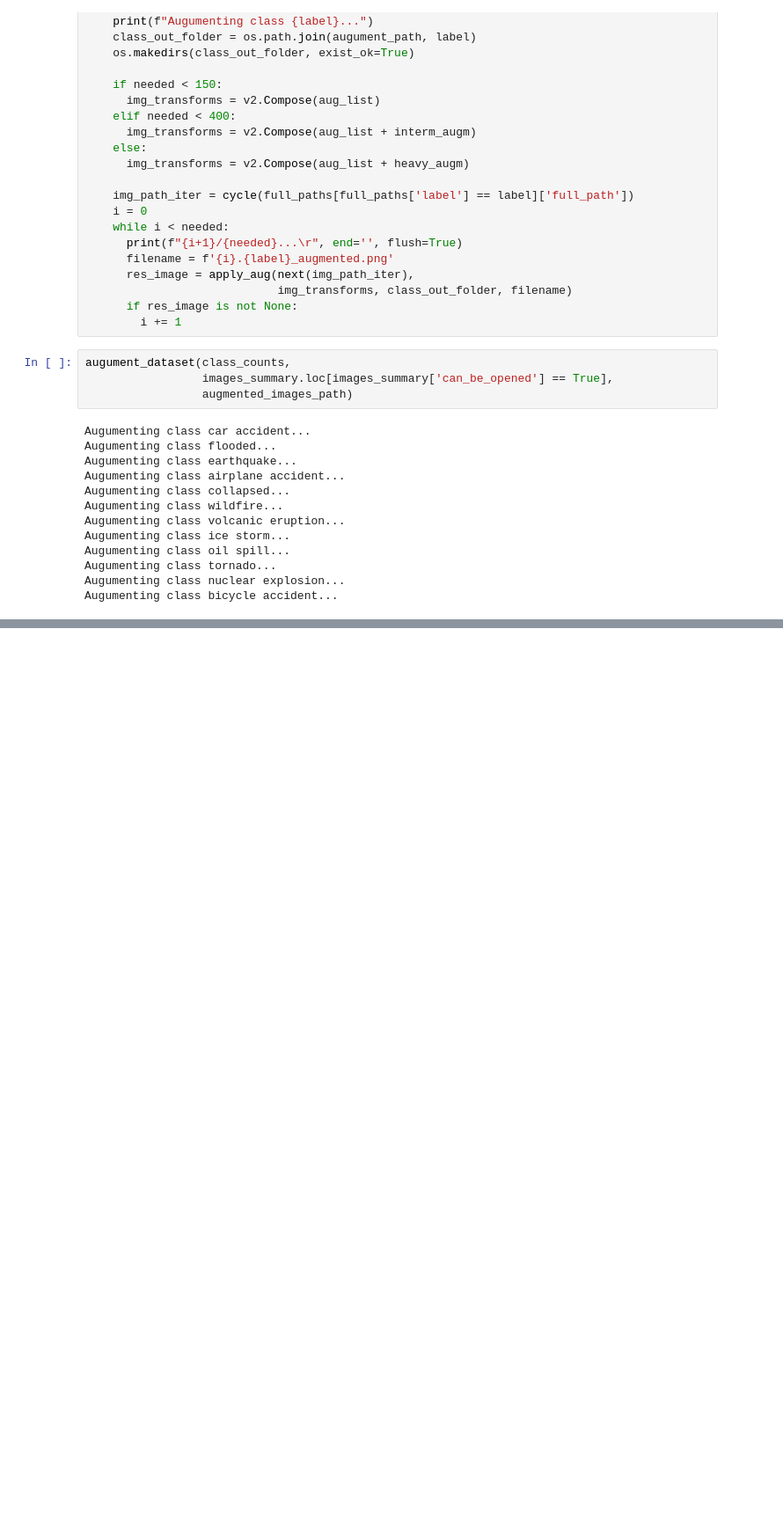
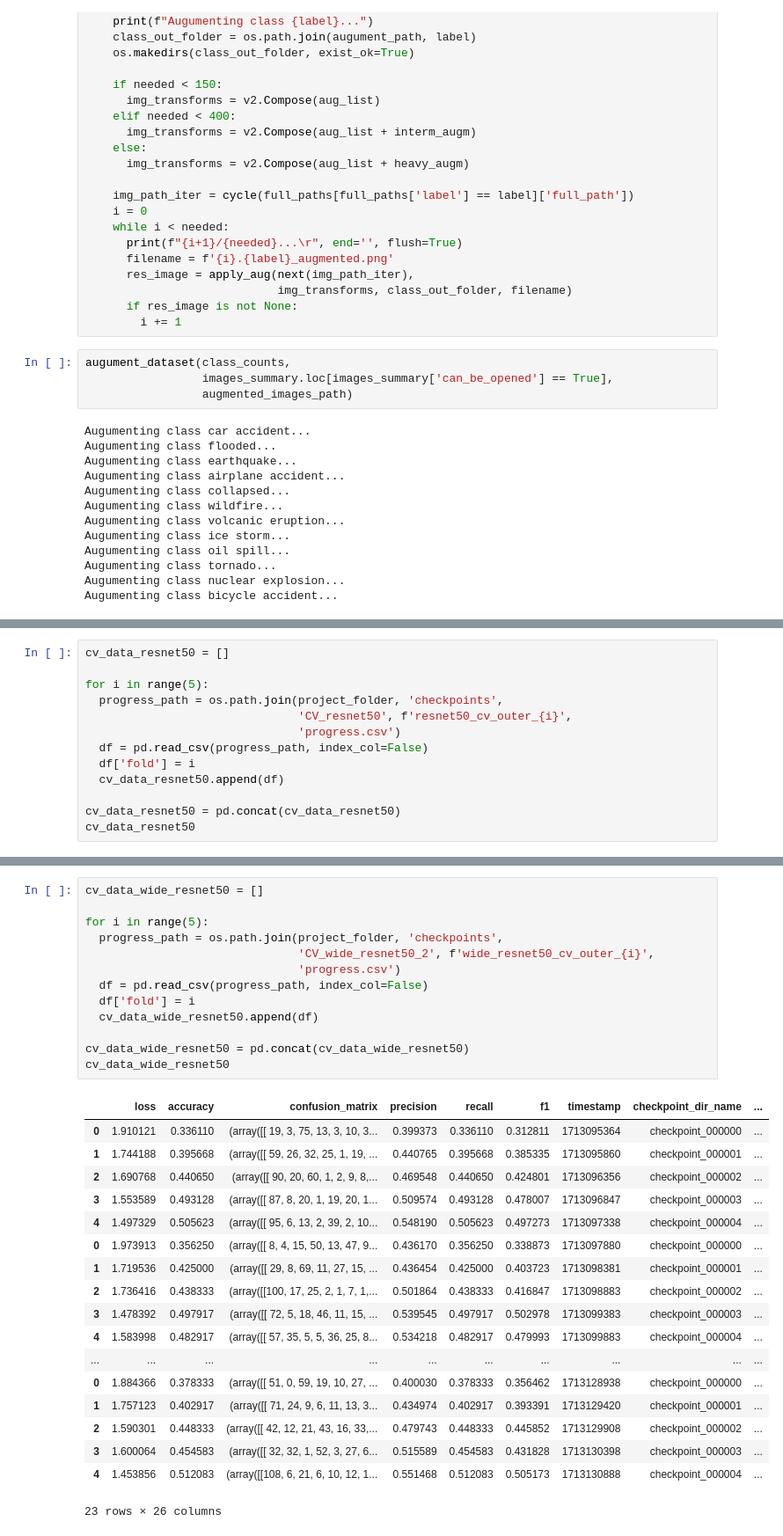
Before and after one commit to GiuliaPais/ProjectCIRI, a Jupyter notebook: code/_001_giuliatest_ProjectCIRI.ipynb, the cells around one changed output, grey strips where cells are left out. Shown at 88% size. Cells and saved outputs as stored; diff of their text form; blank space fills up the shorter version.

```diff
--- a/code/_001_giuliatest_ProjectCIRI.ipynb
+++ b/code/_001_giuliatest_ProjectCIRI.ipynb
@@ -263,0 +352,13 @@ Augumenting class bicycle accident...
+# %%
+cv_data_resnet50 = []
+
+for i in range(5):
+  progress_path = os.path.join(project_folder, 'checkpoints',
+                               'CV_resnet50', f'resnet50_cv_outer_{i}',
+                               'progress.csv')
+  df = pd.read_csv(progress_path, index_col=False)
+  df['fold'] = i
+  cv_data_resnet50.append(df)
+
+cv_data_resnet50 = pd.concat(cv_data_resnet50)
+cv_data_resnet50
@@ -263,0 +379,32 @@ Augumenting class bicycle accident...
+# %%
+cv_data_wide_resnet50 = []
+
+for i in range(5):
+  progress_path = os.path.join(project_folder, 'checkpoints',
+                               'CV_wide_resnet50_2', f'wide_resnet50_cv_outer_{i}',
+                               'progress.csv')
+  df = pd.read_csv(progress_path, index_col=False)
+  df['fold'] = i
+  cv_data_wide_resnet50.append(df)
+
+cv_data_wide_resnet50 = pd.concat(cv_data_wide_resnet50)
+cv_data_wide_resnet50
+# %% [output]
+|  | loss | accuracy | confusion_matrix | precision | recall | f1 | timestamp | checkpoint_dir_name | ... |
+| 0 | 1.910121 | 0.336110 | (array([[ 19, 3, 75, 13, 3, 10, 3... | 0.399373 | 0.336110 | 0.312811 | 1713095364 | checkpoint_000000 | ... |
+| 1 | 1.744188 | 0.395668 | (array([[ 59, 26, 32, 25, 1, 19, ... | 0.440765 | 0.395668 | 0.385335 | 1713095860 | checkpoint_000001 | ... |
+| 2 | 1.690768 | 0.440650 | (array([[ 90, 20, 60, 1, 2, 9, 8,... | 0.469548 | 0.440650 | 0.424801 | 1713096356 | checkpoint_000002 | ... |
+| 3 | 1.553589 | 0.493128 | (array([[ 87, 8, 20, 1, 19, 20, 1... | 0.509574 | 0.493128 | 0.478007 | 1713096847 | checkpoint_000003 | ... |
+| 4 | 1.497329 | 0.505623 | (array([[ 95, 6, 13, 2, 39, 2, 10... | 0.548190 | 0.505623 | 0.497273 | 1713097338 | checkpoint_000004 | ... |
+| 0 | 1.973913 | 0.356250 | (array([[ 8, 4, 15, 50, 13, 47, 9... | 0.436170 | 0.356250 | 0.338873 | 1713097880 | checkpoint_000000 | ... |
+| 1 | 1.719536 | 0.425000 | (array([[ 29, 8, 69, 11, 27, 15, ... | 0.436454 | 0.425000 | 0.403723 | 1713098381 | checkpoint_000001 | ... |
+| 2 | 1.736416 | 0.438333 | (array([[100, 17, 25, 2, 1, 7, 1,... | 0.501864 | 0.438333 | 0.416847 | 1713098883 | checkpoint_000002 | ... |
+| 3 | 1.478392 | 0.497917 | (array([[ 72, 5, 18, 46, 11, 15, ... | 0.539545 | 0.497917 | 0.502978 | 1713099383 | checkpoint_000003 | ... |
+| 4 | 1.583998 | 0.482917 | (array([[ 57, 35, 5, 5, 36, 25, 8... | 0.534218 | 0.482917 | 0.479993 | 1713099883 | checkpoint_000004 | ... |
+| ... | ... | ... | ... | ... | ... | ... | ... | ... | ... |
+| 0 | 1.884366 | 0.378333 | (array([[ 51, 0, 59, 19, 10, 27, ... | 0.400030 | 0.378333 | 0.356462 | 1713128938 | checkpoint_000000 | ... |
+| 1 | 1.757123 | 0.402917 | (array([[ 71, 24, 9, 6, 11, 13, 3... | 0.434974 | 0.402917 | 0.393391 | 1713129420 | checkpoint_000001 | ... |
+| 2 | 1.590301 | 0.448333 | (array([[ 42, 12, 21, 43, 16, 33,... | 0.479743 | 0.448333 | 0.445852 | 1713129908 | checkpoint_000002 | ... |
+| 3 | 1.600064 | 0.454583 | (array([[ 32, 32, 1, 52, 3, 27, 6... | 0.515589 | 0.454583 | 0.431828 | 1713130398 | checkpoint_000003 | ... |
+| 4 | 1.453856 | 0.512083 | (array([[108, 6, 21, 6, 10, 12, 1... | 0.551468 | 0.512083 | 0.505173 | 1713130888 | checkpoint_000004 | ... |
+23 rows × 26 columns
```
Also changed, not shown: parts of 20 cells of this notebook, 7 other files.
